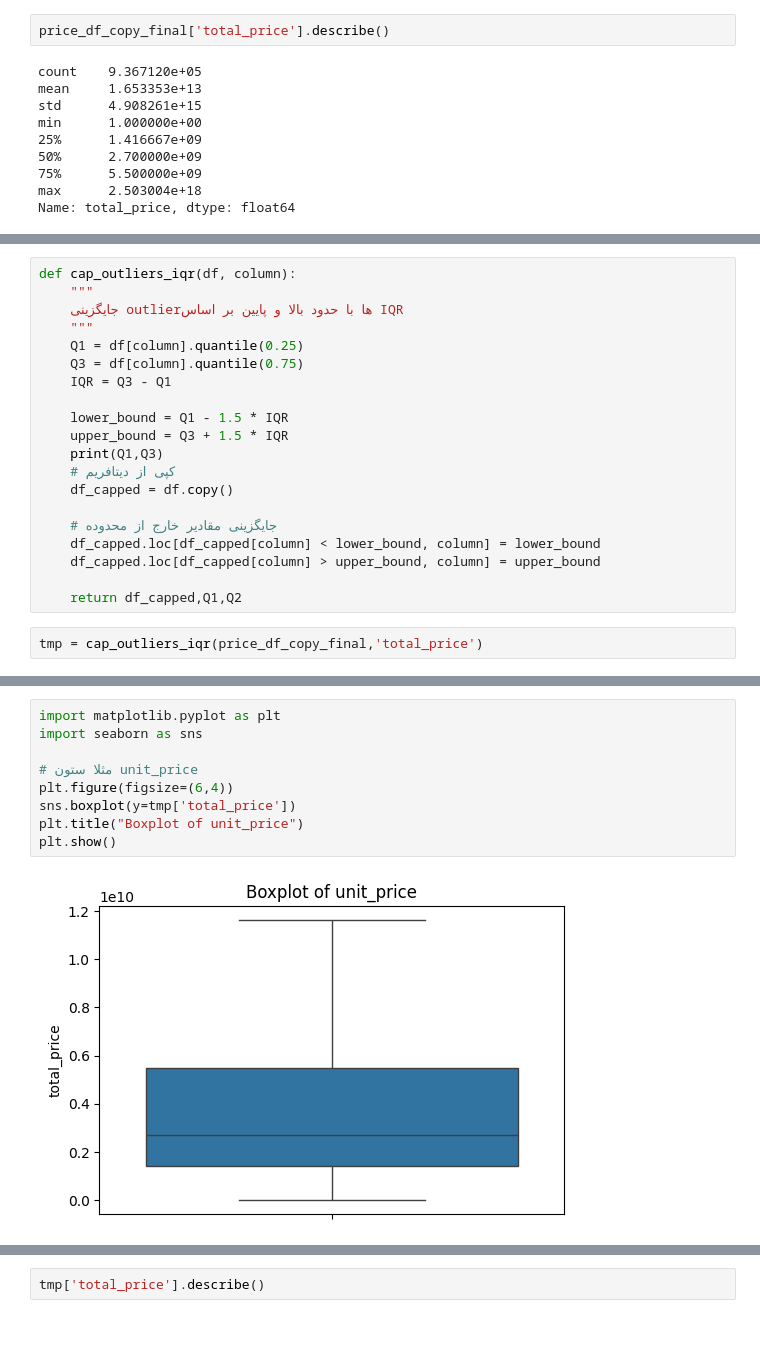
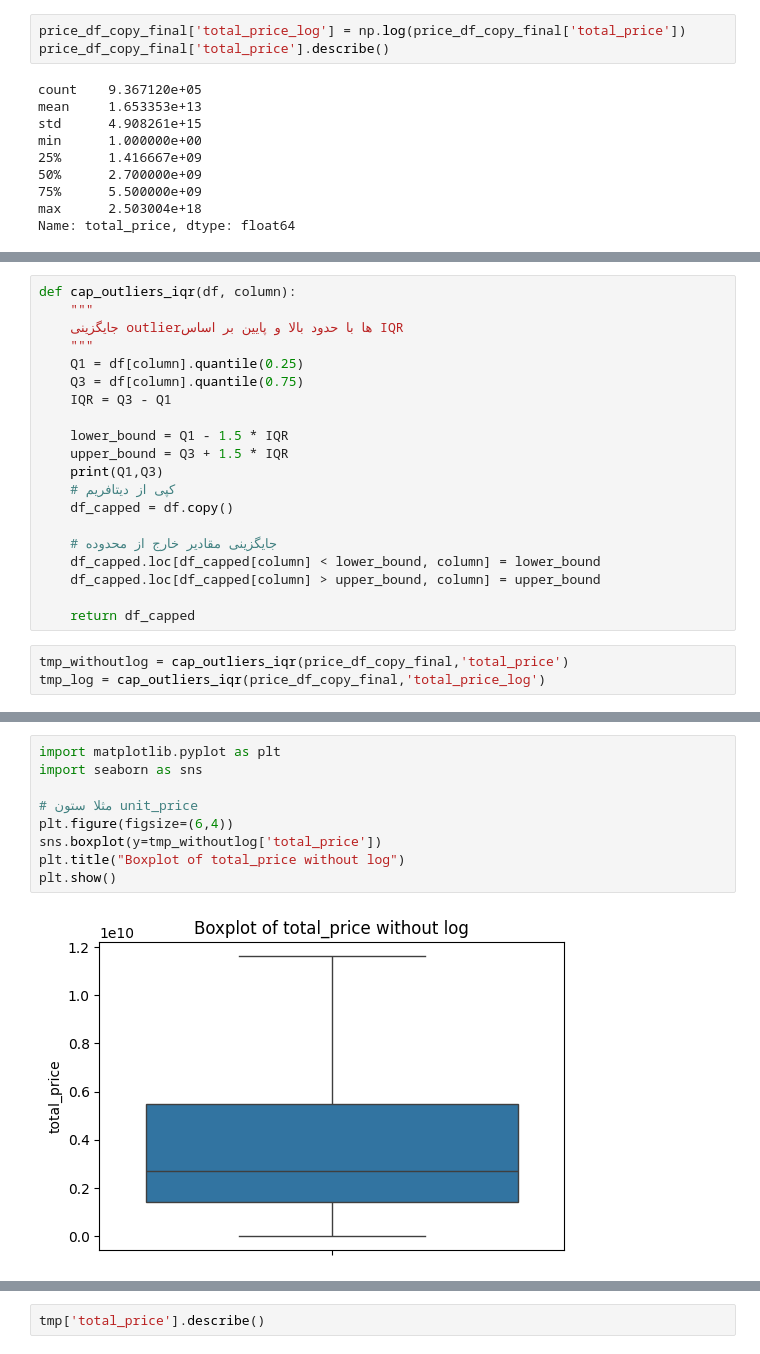
Before and after one commit to AlirezaMojtabavi/Real-estate_PricePrediction, a Jupyter notebook: notebooks/exploration/clean_columns_9_to_22.ipynb, the cells around one changed output, grey strips where cells are left out. Cells and saved outputs as stored; diff of their text form.

```diff
--- a/notebooks/exploration/clean_columns_9_to_22.ipynb
+++ b/notebooks/exploration/clean_columns_9_to_22.ipynb
@@ -924,6 +893,7 @@ plt.show()
 # %% [markdown]
 ### هندل کردن مقادیر پرت
 # %%
+price_df_copy_final['total_price_log'] = np.log(price_df_copy_final['total_price'])
 price_df_copy_final['total_price'].describe()
 # %% [output]
 count    9.367120e+05
@@ -965,8 +935,9 @@ def cap_outliers_iqr(df, column):
     df_capped.loc[df_capped[column] < lower_bound, column] = lower_bound
     df_capped.loc[df_capped[column] > upper_bound, column] = upper_bound
 
-    return df_capped,Q1,Q2
+    return df_capped
 # %%
-tmp = cap_outliers_iqr(price_df_copy_final,'total_price')
+tmp_withoutlog = cap_outliers_iqr(price_df_copy_final,'total_price')
+tmp_log = cap_outliers_iqr(price_df_copy_final,'total_price_log')
 # %% [output]
 1416666666.6666665 5500000000.0
@@ -973,11 +956,11 @@ tmp = cap_outliers_iqr(price_df_copy_final,'total_price')
 # %%
 import matplotlib.pyplot as plt
 import seaborn as sns
 
 # مثلا ستون unit_price
 plt.figure(figsize=(6,4))
-sns.boxplot(y=tmp['total_price'])
-plt.title("Boxplot of unit_price")
+sns.boxplot(y=tmp_withoutlog['total_price'])
+plt.title("Boxplot of total_price without log")
 plt.show()
 # %% [output]
-[figure, old version]
+[figure, new version]
```
Also changed, not shown: parts of 23 cells of this notebook, 5 other files.
